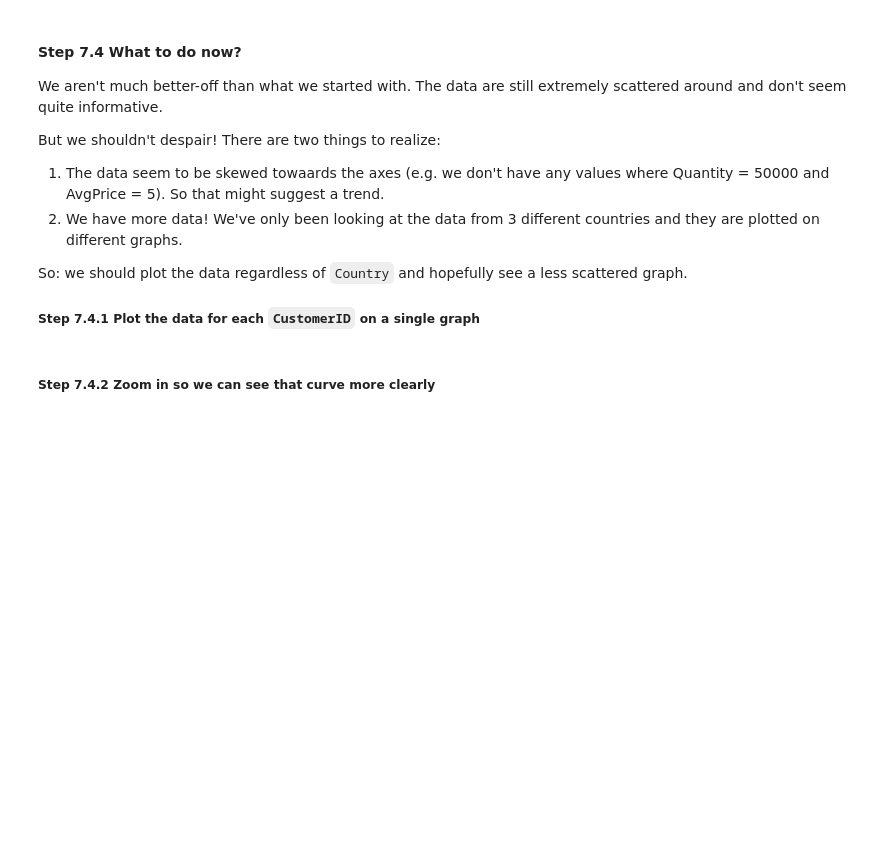
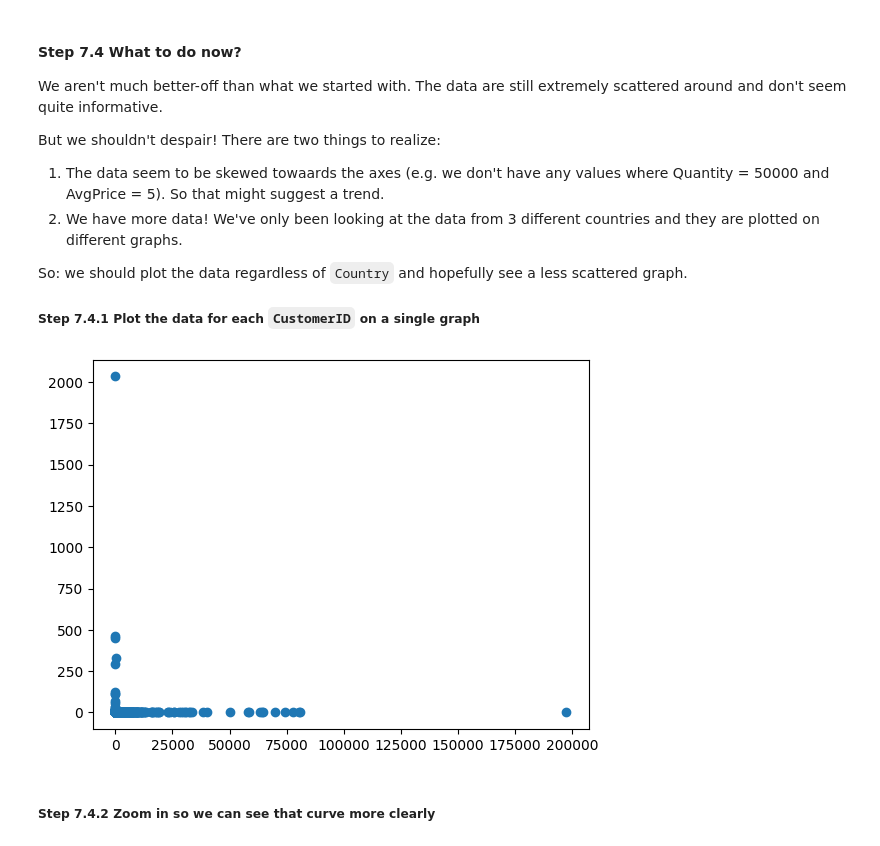
Before and after one commit to progen1tor/pandas-exercises-progress, a Jupyter notebook: 07_visualization/online_retail.ipynb, the cells around one changed output. Cells and saved outputs as stored; diff of their text form; code cells hidden in the pictures; blank space fills up the shorter version.

```diff
--- a/07_visualization/online_retail.ipynb
+++ b/07_visualization/online_retail.ipynb
@@ -129,5 +215,12 @@ There are two things to realize:
 So: we should plot the data regardless of `Country` and hopefully see a less scattered graph.
 
 ##### Step 7.4.1 Plot the data for each `CustomerID` on a single graph
+# %%
+cust = online_rt_copy.groupby('CustomerID')[['Quantity', 'Revenue']].sum()
+cust['AvgPrice'] = cust.Revenue / cust.Quantity
+
+plt.scatter(cust.Quantity, cust.AvgPrice);
+# %% [output]
+[figure, added]
 # %% [markdown]
 ##### Step 7.4.2 Zoom in so we can see that curve more clearly
```
Also changed, not shown: parts of 11 cells of this notebook.
